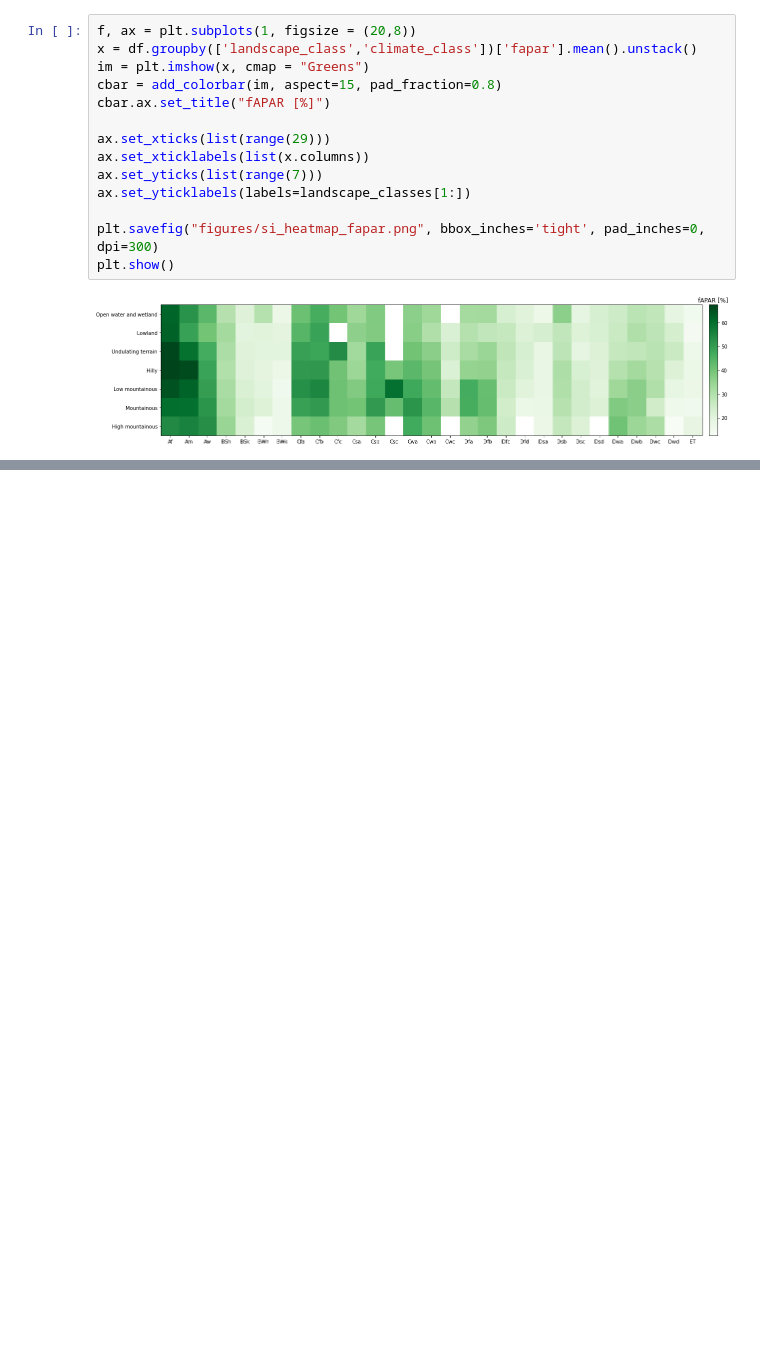
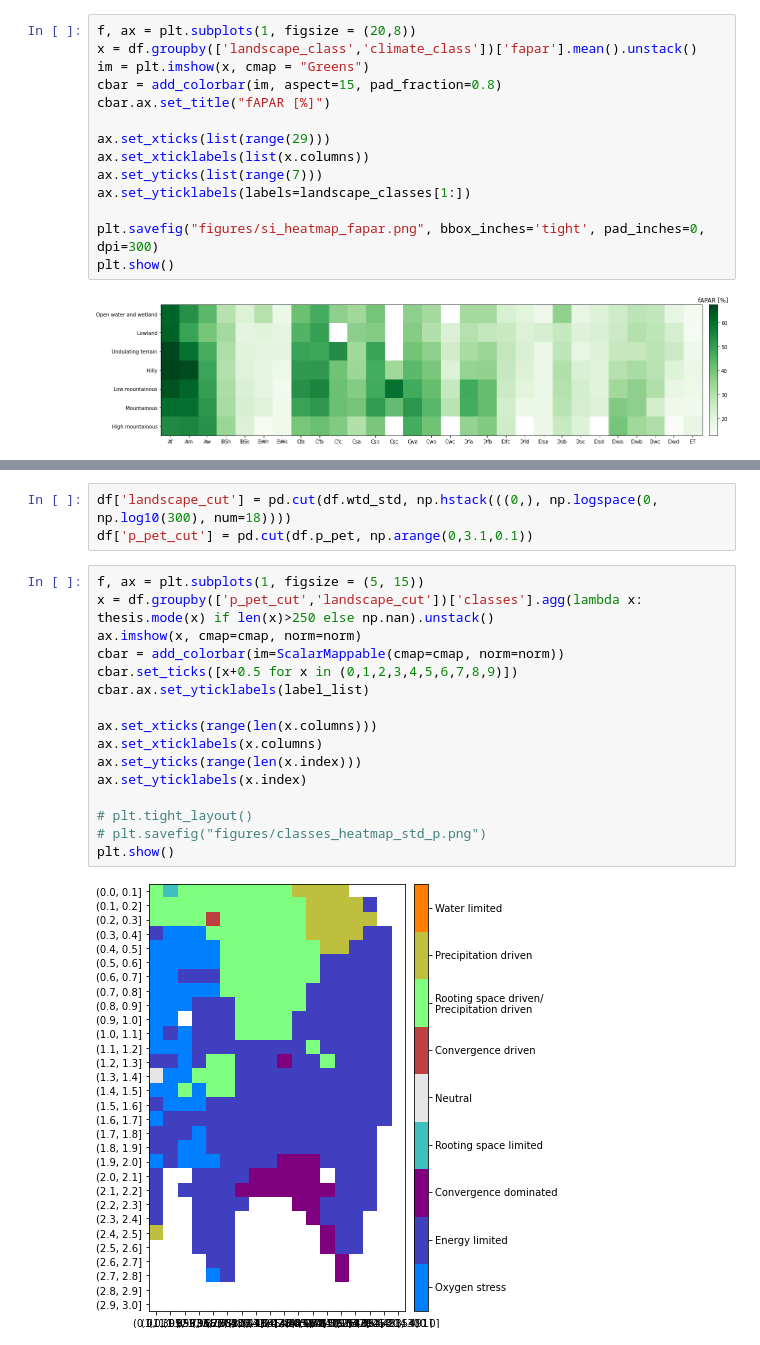
Before and after one commit to jasperroebroek/Global_distribution_of_hydrologic_controls_on_forest_growth, a Jupyter notebook: scripts/figures_04_heatmaps.ipynb, the cells around one changed output, grey strips where cells are left out. Cells and saved outputs as stored; diff of their text form; blank space fills up the shorter version.

```diff
--- a/scripts/figures_04_heatmaps.ipynb
+++ b/scripts/figures_04_heatmaps.ipynb
@@ -212,0 +219,21 @@ plt.show()
+# %%
+df['landscape_cut'] = pd.cut(df.wtd_std, np.hstack(((0,), np.logspace(0, np.log10(300), num=18))))
+df['p_pet_cut'] = pd.cut(df.p_pet, np.arange(0,3.1,0.1))
+# %%
+f, ax = plt.subplots(1, figsize = (5, 15))
+x = df.groupby(['p_pet_cut','landscape_cut'])['classes'].agg(lambda x: thesis.mode(x) if len(x)>250 else np.nan).unstack()
+ax.imshow(x, cmap=cmap, norm=norm)
+cbar = add_colorbar(im=ScalarMappable(cmap=cmap, norm=norm))
+cbar.set_ticks([x+0.5 for x in (0,1,2,3,4,5,6,7,8,9)])
+cbar.ax.set_yticklabels(label_list)
+
+ax.set_xticks(range(len(x.columns)))
+ax.set_xticklabels(x.columns)
+ax.set_yticks(range(len(x.index)))
+ax.set_yticklabels(x.index)
+
+# plt.tight_layout()
+# plt.savefig("figures/classes_heatmap_std_p.png")
+plt.show()
+# %% [output]
+[figure, added]
```
Also changed, not shown: parts of 12 cells of this notebook, 8 other files.
